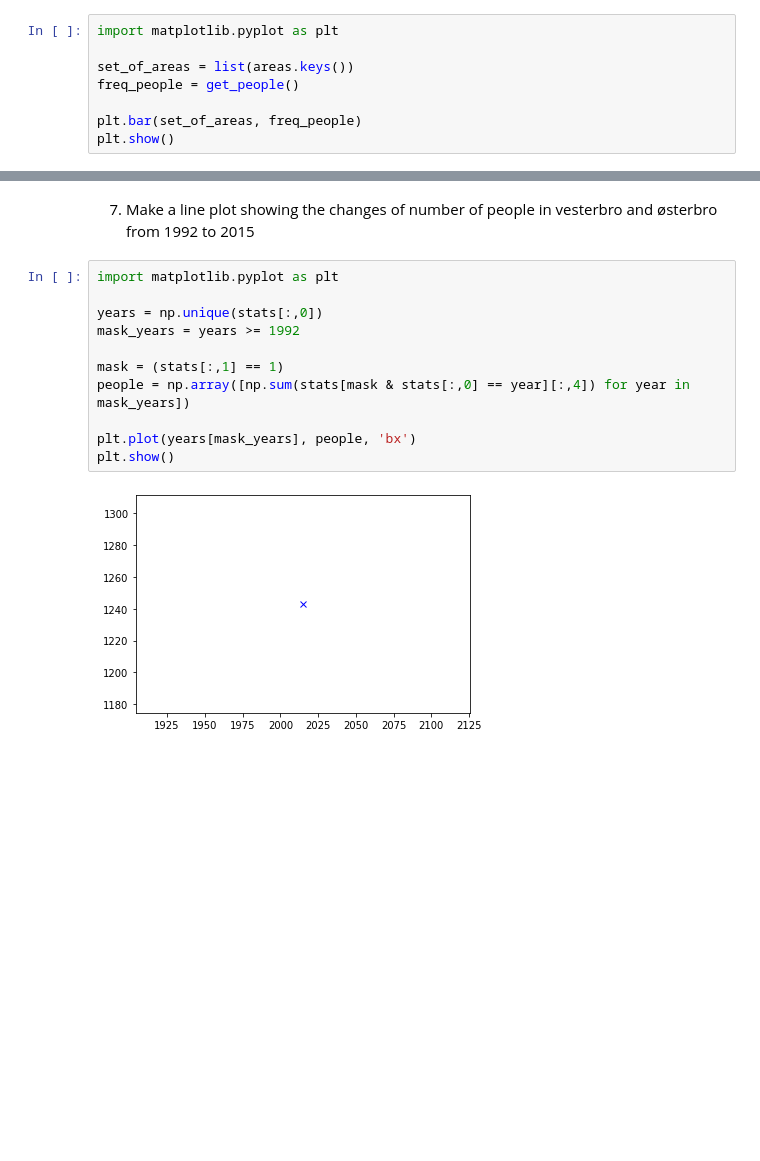
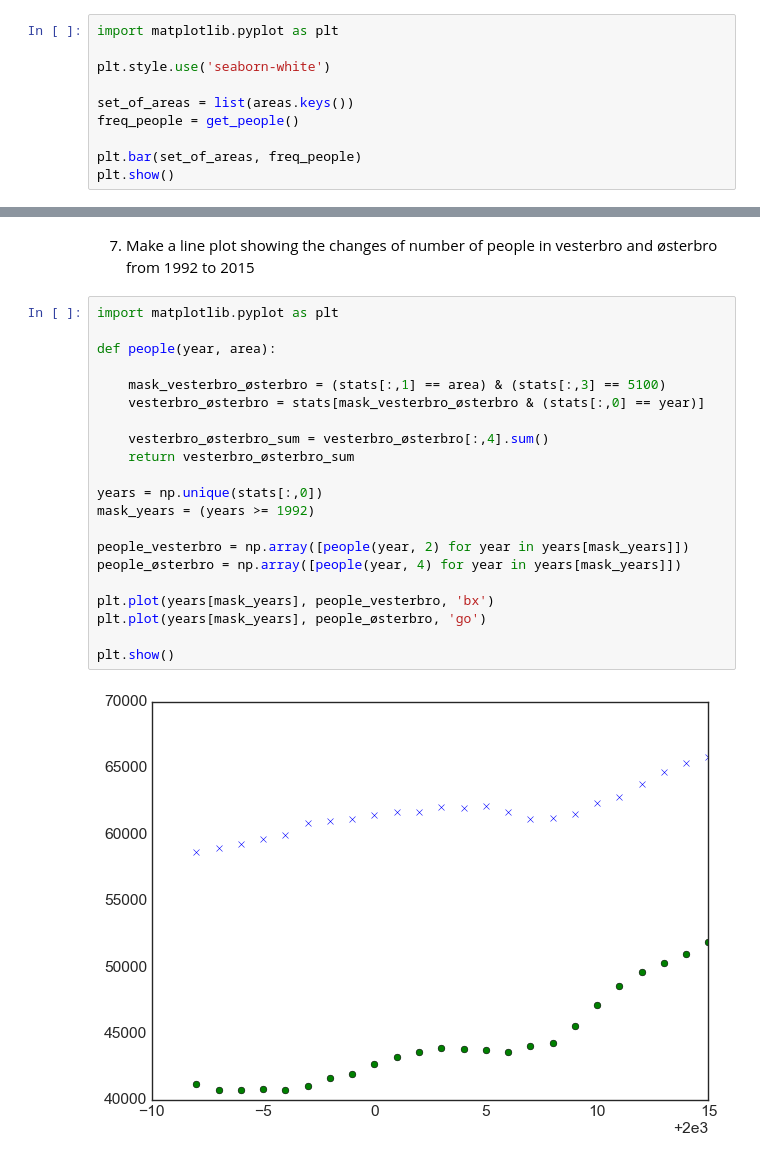
Before and after one commit to amandajuhl95/Python4Sem, a Jupyter notebook: Week4-Exercise/week4-exercise.ipynb, the cells around one changed output, grey strips where cells are left out. Cells and saved outputs as stored; diff of their text form; blank space fills up the shorter version.

```diff
--- a/Week4-Exercise/week4-exercise.ipynb
+++ b/Week4-Exercise/week4-exercise.ipynb
@@ -44,6 +50,8 @@ list(get_people())
 4. Make a bar plot to show the size of each city area from the smallest to the largest
 # %%
 import matplotlib.pyplot as plt
+
+plt.style.use('seaborn-white')
 
 set_of_areas = list(areas.keys())
 freq_people = get_people()
@@ -74,13 +82,23 @@ np.sum(stats[mask & (mask_sweden | mask_norway | mask_finland)][:,4])
 # %%
 import matplotlib.pyplot as plt
 
+def people(year, area):
+
+    mask_vesterbro_østerbro = (stats[:,1] == area) & (stats[:,3] == 5100)
+    vesterbro_østerbro = stats[mask_vesterbro_østerbro & (stats[:,0] == year)]
+
+    vesterbro_østerbro_sum = vesterbro_østerbro[:,4].sum()
+    return vesterbro_østerbro_sum
+
 years = np.unique(stats[:,0])
-mask_years = years >= 1992
+mask_years = (years >= 1992)
 
-mask = (stats[:,1] == 1)
-people = np.array([np.sum(stats[mask & stats[:,0] == year][:,4]) for year in mask_years])
+people_vesterbro = np.array([people(year, 2) for year in years[mask_years]])
+people_østerbro = np.array([people(year, 4) for year in years[mask_years]])
 
-plt.plot(years[mask_years], people, 'bx')
+plt.plot(years[mask_years], people_vesterbro, 'bx')
+plt.plot(years[mask_years], people_østerbro, 'go')
+
 plt.show()
 # %% [output]
-[figure, old version]
+[figure, new version]
```
Also changed, not shown: parts of 4 cells of this notebook, 3 other files.
